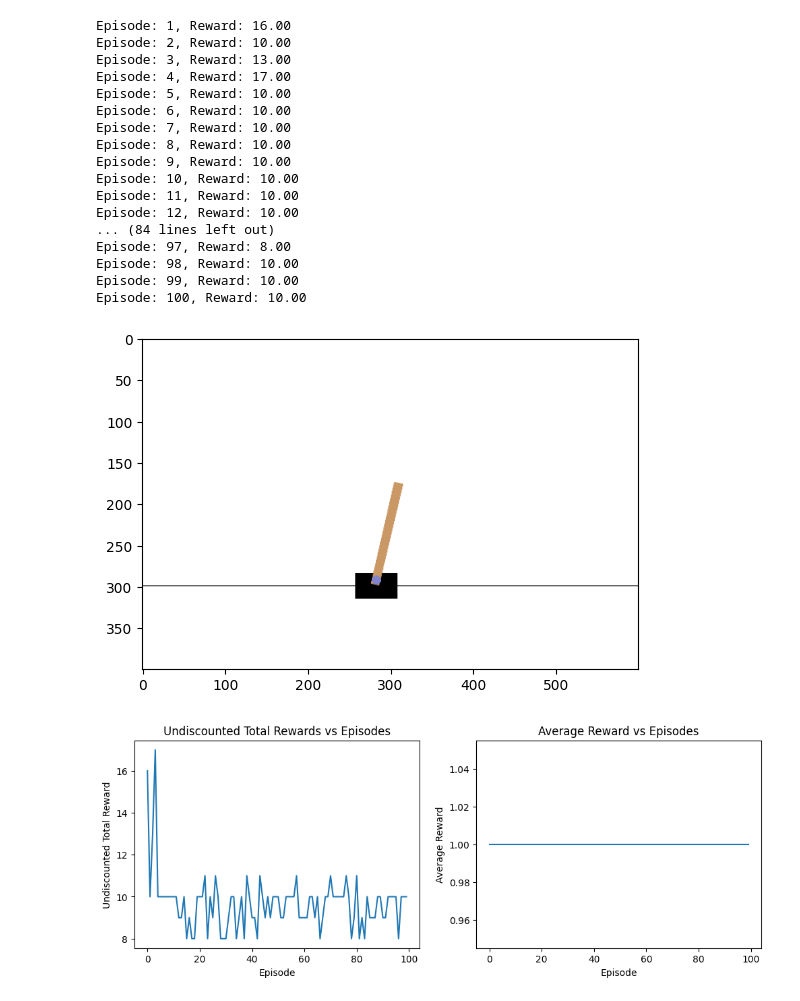
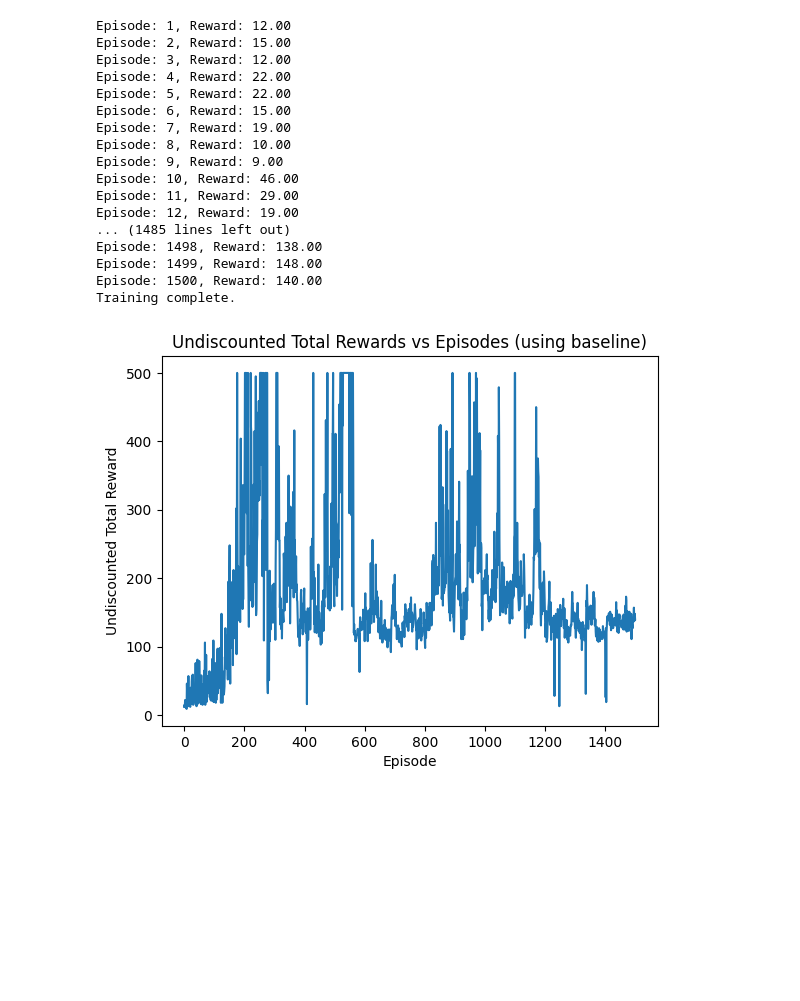
Before and after one commit to jonahbkaplan/ReinforcementLearning, a Jupyter notebook: RJC_Testing.ipynb, the cells around one changed output. Cells and saved outputs as stored; diff of their text form; code cells hidden in the pictures; blank space fills up the shorter version.

```diff
--- a/RJC_Testing.ipynb
+++ b/RJC_Testing.ipynb
@@ -1,14 +1,15 @@
 # %%
+from algorithms.REINFORCE import Reinforce
+%matplotlib inline
 import gymnasium as gym
 import highway_env
 from matplotlib import pyplot as plt
-from algorithms.REINFORCE import Reinforce
-%matplotlib inline
 
 # Controls:
-CONTINUOUS_ACTIONS = True
+CONTINUOUS_ACTIONS = False
 TESTING = True
-EPISODES = 1
+EPISODES = 1500
+BASELINE = True
 ###########
 
 if CONTINUOUS_ACTIONS and TESTING:
@@ -23,51 +24,32 @@ else:
     print("invalid controls, aborting...")
     quit()
 
-model = Reinforce(env, episodes=EPISODES, flags=[1])
+model = Reinforce(env, episodes=EPISODES, step_size_w=1e-3, step_size_theta=3e-4, flags=[BASELINE])
 rs, ars = model.learn(verbose=True)
-
-done = truncated = False
-obs, info = env.reset()
-while not (done or truncated):
-    action = model.predict(obs)
-    obs, reward, done, truncated, info = env.step(action)
-    env.render()
-
-plt.imshow(env.render())
-plt.show()
-env.close()
+print("Training complete.")
 # %% [output]
-Episode: 1, Reward: 16.00
-Episode: 2, Reward: 10.00
-Episode: 3, Reward: 13.00
-Episode: 4, Reward: 17.00
-Episode: 5, Reward: 10.00
-Episode: 6, Reward: 10.00
-Episode: 7, Reward: 10.00
+Episode: 1, Reward: 12.00
+Episode: 2, Reward: 15.00
+Episode: 3, Reward: 12.00
+Episode: 4, Reward: 22.00
+Episode: 5, Reward: 22.00
+Episode: 6, Reward: 15.00
+Episode: 7, Reward: 19.00
 Episode: 8, Reward: 10.00
-Episode: 9, Reward: 10.00
-Episode: 10, Reward: 10.00
-Episode: 11, Reward: 10.00
-Episode: 12, Reward: 10.00
-... (84 lines left out)
-Episode: 97, Reward: 8.00
-Episode: 98, Reward: 10.00
-Episode: 99, Reward: 10.00
-Episode: 100, Reward: 10.00
+Episode: 9, Reward: 9.00
+Episode: 10, Reward: 46.00
+Episode: 11, Reward: 29.00
+Episode: 12, Reward: 19.00
+... (1485 lines left out)
+Episode: 1498, Reward: 138.00
+Episode: 1499, Reward: 148.00
+Episode: 1500, Reward: 140.00
+Training complete.
-[figure, removed]
 # %%
-fig, axes = plt.subplots(1, 2, figsize=(12, 4))
-
-axes[0].plot(rs)
-axes[0].set_title("Undiscounted Total Rewards vs Episodes")
-axes[0].set_xlabel("Episode")
-axes[0].set_ylabel("Undiscounted Total Reward")
-
-axes[1].plot(ars)
-axes[1].set_title("Average Reward vs Episodes")
-axes[1].set_xlabel("Episode")
-axes[1].set_ylabel("Average Reward")
-
+plt.plot(rs)
+plt.title(f"Undiscounted Total Rewards vs Episodes ({"using" if BASELINE else "without"} baseline)")
+plt.xlabel("Episode")
+plt.ylabel("Undiscounted Total Reward")
 plt.show()
 # %% [output]
-[figure, old version]
+[figure, new version]
```
Also changed, not shown: parts of 1 cell of this notebook, 1 other file.
